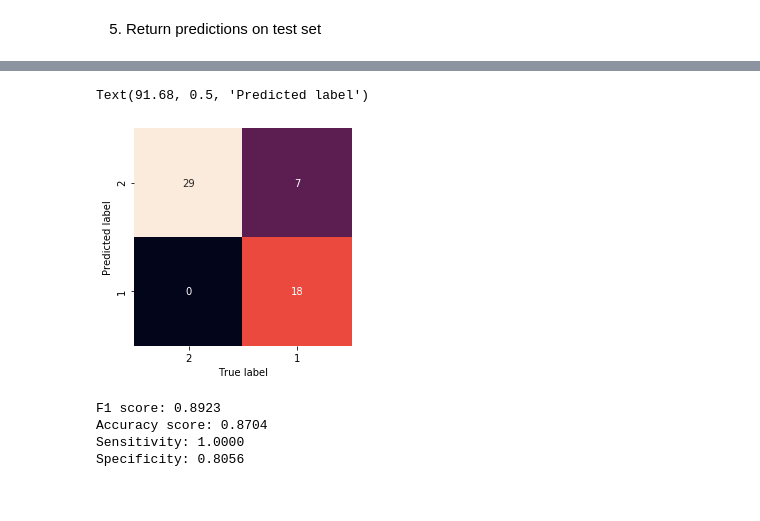
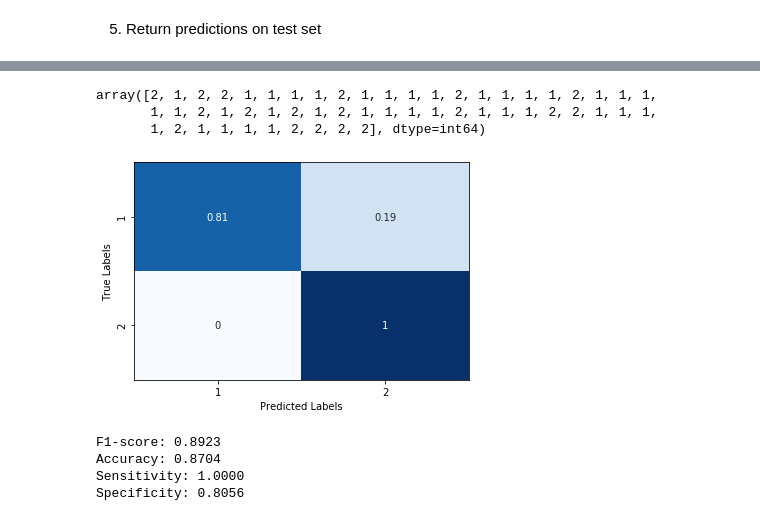
Before and after one commit to lin-justin/Applied_Machine-Learning, a Jupyter notebook: hw1.ipynb, the cells around one changed output, grey strips where cells are left out. Drawn from its saved outputs; the diff is of its cells as text; code cells hidden in the pictures.

```diff
--- a/hw1.ipynb
+++ b/hw1.ipynb
@@ -588,21 +300,42 @@ array([2, 1, 2, 2, 1, 1, 1, 1, 2, 1, 1, 1, 1, 2, 1, 1, 1, 1, 2, 1, 1, 1,
-# %%
-import seaborn as sns
-mat = confusion_matrix(y_test, test_predictions)
-sns.heatmap(mat.T, square = True, annot = True, fmt = 'd', cbar = False,
-           xticklabels = y_test.unique(), yticklabels = y_test.unique())
-plt.xlabel('True label')
-plt.ylabel('Predicted label')
-# %% [output]
-Text(91.68, 0.5, 'Predicted label')
-[figure, removed]
-# %%
-tn, fp, fn, tp = confusion_matrix(y_test, test_predictions).ravel()
-print('F1 score: {:.4f}'.format(f1_score(y_test, test_predictions)))
-print('Accuracy score: {:.4f}'.format(accuracy_score(y_test, test_predictions)))
-print('Sensitivity: {:.4f}'.format(tp/(fp+tp)))
-print('Specificity: {:.4f}'.format(tn/(fn+tn)))
-# %% [output]
-F1 score: 0.8923
-Accuracy score: 0.8704
-Sensitivity: 1.0000
-Specificity: 0.8056
+# %%
+predicted_test_labels = clf.predict(test_onehot)
+predicted_test_labels
+# %% [output]
+array([2, 1, 2, 2, 1, 1, 1, 1, 2, 1, 1, 1, 1, 2, 1, 1, 1, 1, 2, 1, 1, 1,
+       1, 1, 2, 1, 2, 1, 2, 1, 2, 1, 1, 1, 1, 2, 1, 1, 1, 2, 2, 1, 1, 1,
+       1, 2, 1, 1, 1, 1, 2, 2, 2, 2], dtype=int64)
+# %%
+def plot_confusion_matrix(true_labels, predicted_labels):
+    """
+    Plot a confusion matrix
+
+    Args:
+        true_labels: The test data labels
+        predicted_labels: The predicted test labels
+
+    Displays a confusion matrix
+    """
+    cm = confusion_matrix(true_labels, predicted_labels)
+    cm = cm.astype('float')/cm.sum(axis = 1)[:, np.newaxis]
+
+    df_cm = pd.DataFrame(cm, columns = np.unique(true_labels),
+                        index = np.unique(true_labels))
+    df_cm.index.name = 'True Labels'
+    df_cm.columns.name = 'Predicted Labels'
+
+    cm_fig = sns.heatmap(df_cm, cmap = 'Blues',
+                         annot = True,
+                         cbar = False)
+    for _, spine in cm_fig.spines.items():
+        spine.set_visible(True)
+# %%
+plot_confusion_matrix(predicted_test_labels, test_labels)
+# %% [output]
+[figure, added]
+# %%
+evaluate(test_onehot, test_labels, clf)
+# %% [output]
+F1-score: 0.8923
+Accuracy: 0.8704
+Sensitivity: 1.0000
+Specificity: 0.8056
```
Also changed, not shown: parts of 33 cells of this notebook.
